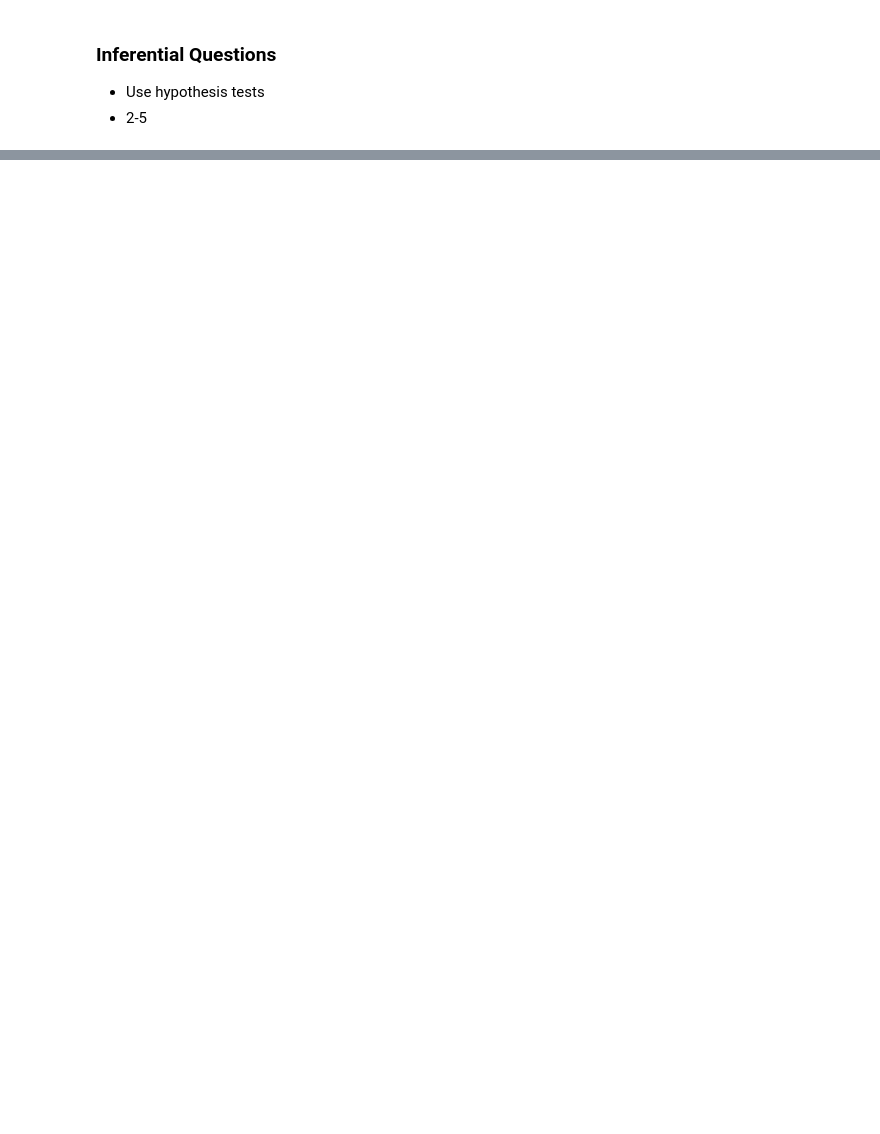
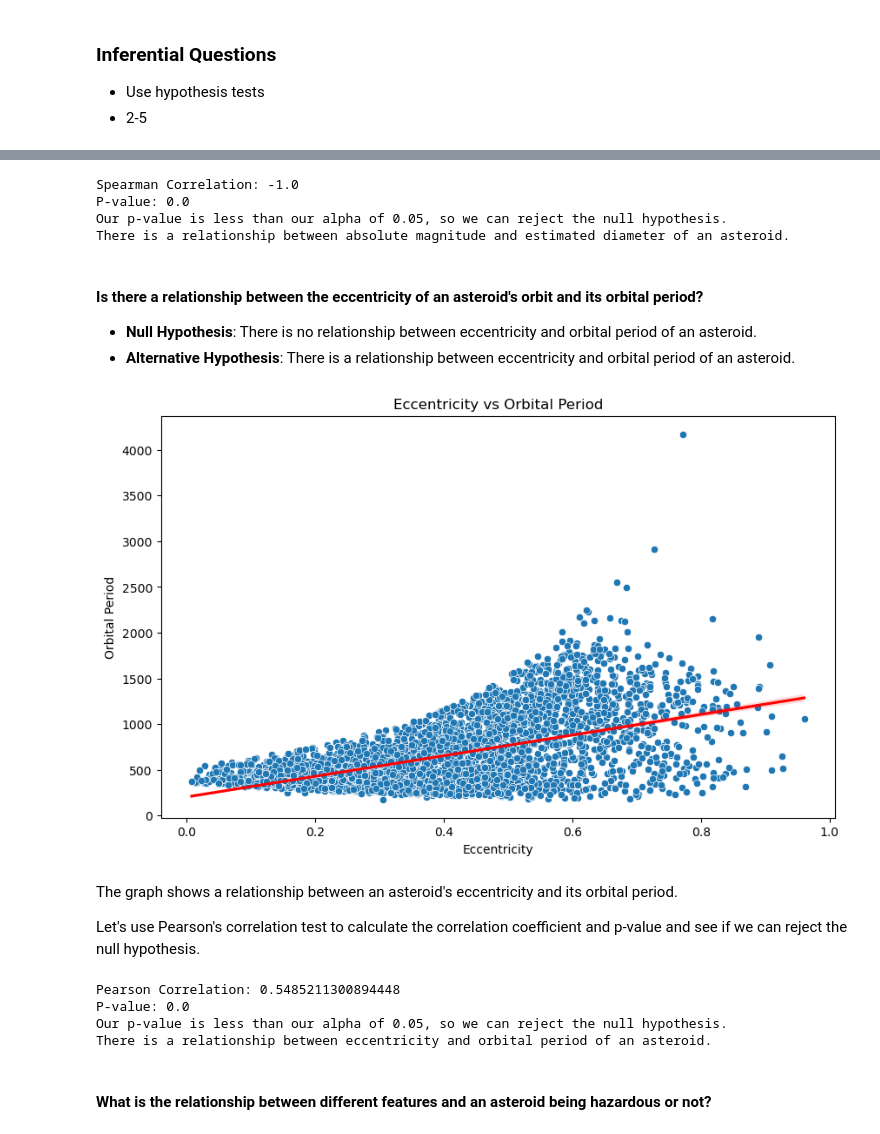
Before and after one commit to anbitasiregar/nasa-asteroid-analysis, a Jupyter notebook: data_analysis.ipynb, the cells around one changed output, grey strips where cells are left out. Saved outputs shown, nothing was run; the diff lists cells and outputs as text; code cells hidden in the pictures; blank space fills up the shorter version.

```diff
--- a/data_analysis.ipynb
+++ b/data_analysis.ipynb
@@ -177,0 +324,56 @@ analysis_df.head()
+# %%
+# define alpha
+alpha = 0.05
+
+# Calculate Spearman's rank correlation and p-value
+correlation, p_value = spearmanr(analysis_df["Absolute Magnitude"], analysis_df["Est Dia in M(avg)"])
+print(f"Spearman Correlation: {correlation}")
+print(f"P-value: {p_value}")
+print(f"Our p-value is less than our alpha of {alpha}, so we can reject the null hypothesis.\nThere is a relationship between absolute magnitude and estimated diameter of an asteroid.")
+# %% [output]
+Spearman Correlation: -1.0
+P-value: 0.0
+Our p-value is less than our alpha of 0.05, so we can reject the null hypothesis.
+There is a relationship between absolute magnitude and estimated diameter of an asteroid.
+# %% [markdown]
+#### Is there a relationship between the eccentricity of an asteroid's orbit and its orbital period?
+- **Null Hypothesis**: There is no relationship between eccentricity and orbital period of an asteroid.
+- **Alternative Hypothesis**: There is a relationship between eccentricity and orbital period of an asteroid.
+# %%
+# Plot the data using seaborn
+plt.figure(figsize=(10, 6))
+sns.scatterplot(data=analysis_df, x="Eccentricity", y="Orbital Period", palette='deep')
+
+# Find correlation between two features
+correlation = analysis_df["Eccentricity"].corr(analysis_df["Orbital Period"])
+
+# Add a regression line
+sns.regplot(data=analysis_df, x="Eccentricity", y="Orbital Period", scatter=False, color="red")
+
+plt.title("Eccentricity vs Orbital Period")
+plt.xlabel("Eccentricity")
+plt.ylabel("Orbital Period")
+plt.show()
+# %% [output]
+[figure, added]
+# %% [markdown]
+The graph shows a relationship between an asteroid's eccentricity and its orbital period.
+
+Let's use Pearson's correlation test to calculate the correlation coefficient and p-value and see if we can reject the null hypothesis.
+# %%
+# Let's use a pearson correlation test
+# define alpha
+alpha = 0.05
+
+# Calculate Spearman's rank correlation and p-value
+correlation, p_value = pearsonr(analysis_df["Eccentricity"], analysis_df["Orbital Period"])
+print(f"Pearson Correlation: {correlation}")
+print(f"P-value: {p_value}")
+print(f"Our p-value is less than our alpha of {alpha}, so we can reject the null hypothesis.\nThere is a relationship between eccentricity and orbital period of an asteroid.")
+# %% [output]
+Pearson Correlation: 0.5485211300894448
+P-value: 0.0
+Our p-value is less than our alpha of 0.05, so we can reject the null hypothesis.
+There is a relationship between eccentricity and orbital period of an asteroid.
+# %% [markdown]
+#### What is the relationship between different features and an asteroid being hazardous or not?
```
Also changed, not shown: parts of 53 cells of this notebook, 1 other file.
